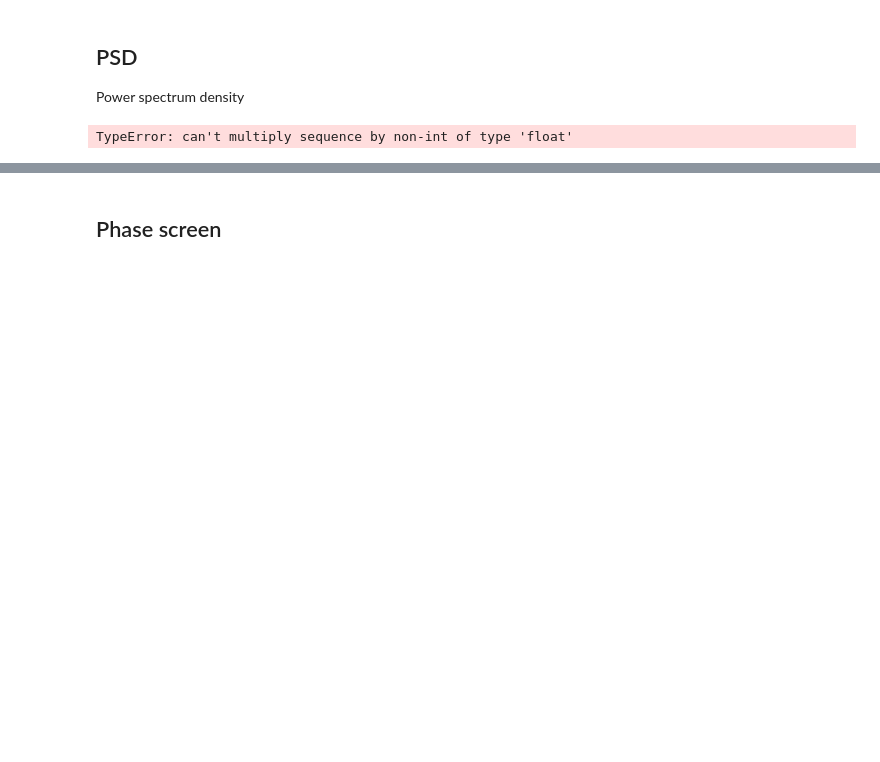
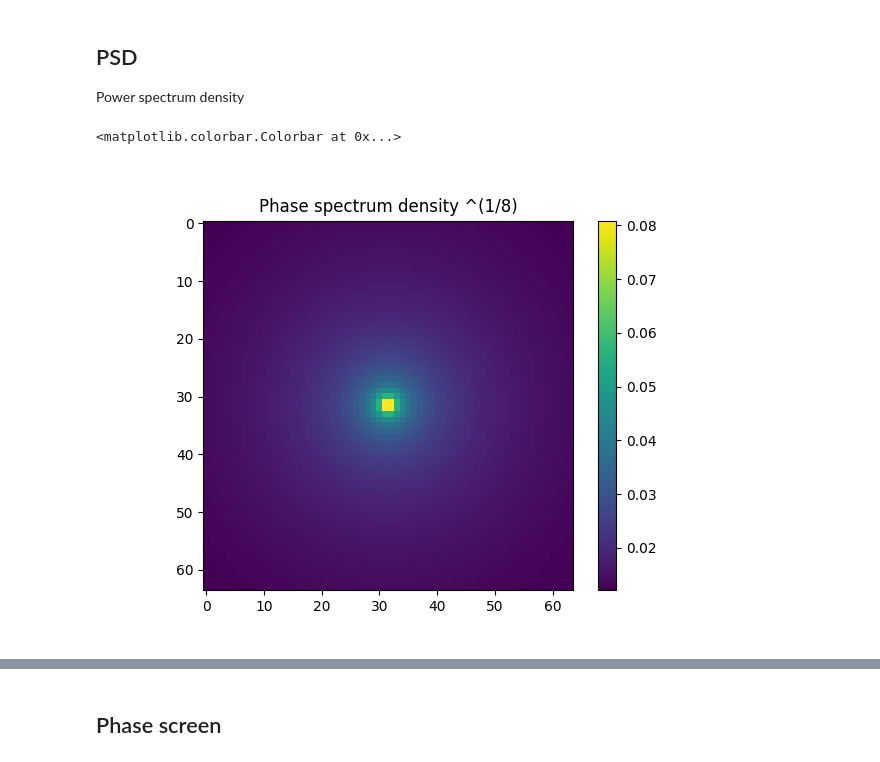
Before and after one commit to HumbertDominique/OWS, a Jupyter notebook: temp.ipynb, the cells around one changed output, grey strips where cells are left out. Saved outputs shown, nothing was run; the diff lists cells and outputs as text; code cells hidden in the pictures; blank space fills up the shorter version.

```diff
--- a/temp.ipynb
+++ b/temp.ipynb
@@ -14,26 +14,27 @@ asec2rad = 1/rad2asec
 ## PSD
 Power spectrum density
 # %%
-dimmat = "a"   # Matrix size
+dimmat = 64   # Matrix size
 r0 = .1
 L0 = -1
 
 FoV = 60 # arcsec
 Npx = 540 # image plane pixels qty
 
 Daf = 0.01#asec2rad*FoV/Npx # [rad/px]  (Numerical aperture)
 wl = 500e-9 # [m]
 
 dfp = Daf/wl # [/m] Pupil plane spatial frequency pixel size (Numerical aperture/WL)
 dxp = 1/(dfp*dimmat) # Pupil plane pixel size
 #DFP = 1/dxp/dimmat
 
 PSD = ows.psd(dimmat, dxp, r0, wl)
 
 plt.close(1)
 plt.figure(1)
 plt.imshow(PSD**(1/8))
 plt.title("Phase spectrum density ^(1/8)")
 plt.colorbar()
 # %% [output]
-TypeError: can't multiply sequence by non-int of type 'float'
+<matplotlib.colorbar.Colorbar at 0x...>
+[figure, added]
```
Also changed, not shown: parts of 3 cells of this notebook, 1 other file.
